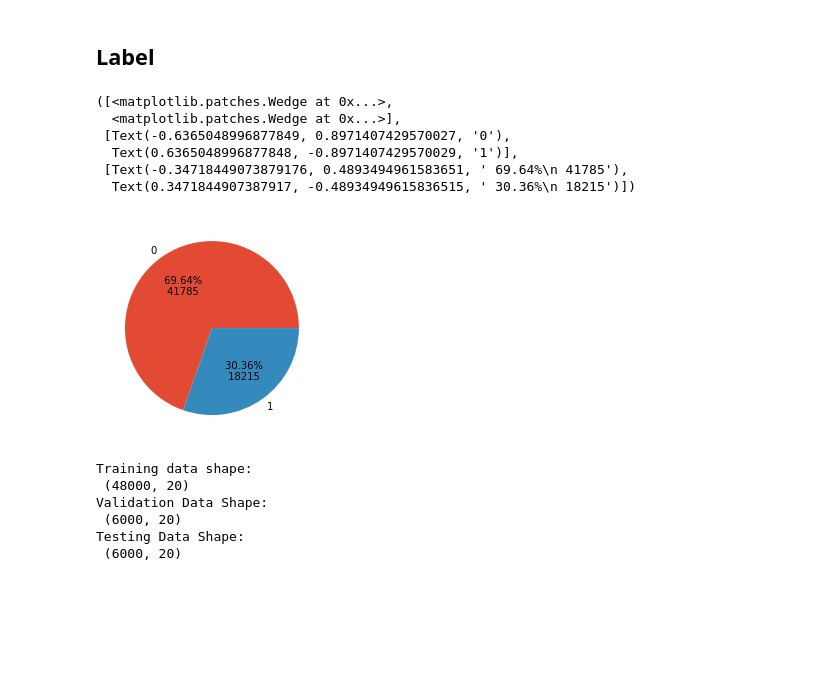
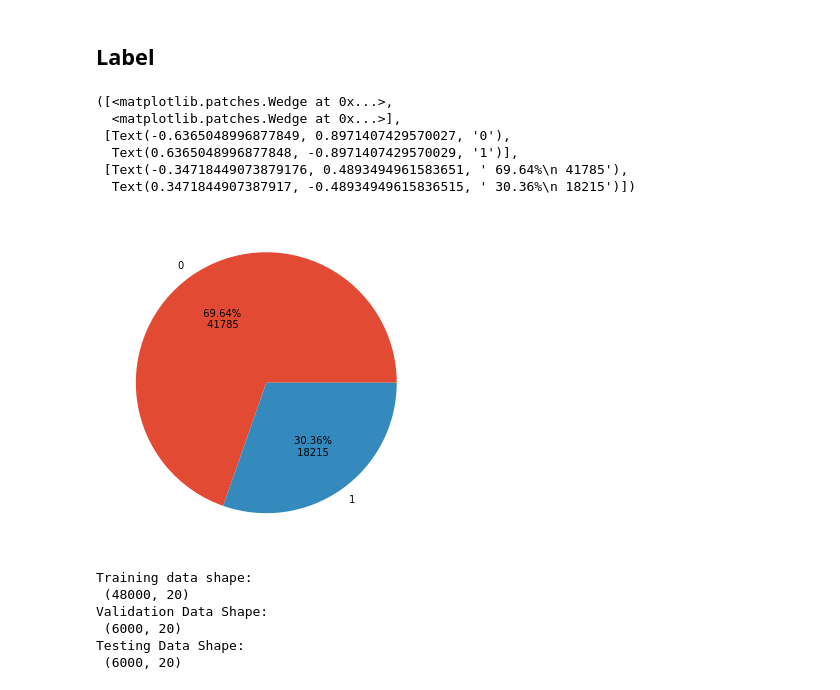
Before and after one commit to quochungtran/MLOps_Marathon_2023_T-NEXTS, a Jupyter notebook: Fit - Model PROB2.ipynb, the cells around one changed output. Saved outputs shown, nothing was run; the diff lists cells and outputs as text; code cells hidden in the pictures; blank space fills up the shorter version.

```diff
--- a/Fit - Model PROB2.ipynb
+++ b/Fit - Model PROB2.ipynb
@@ -452,17 +460,18 @@ for col in ['feature2', 'feature5', 'feature13']:
 # %%
 total = df['label'].value_counts().sum()
 def fmt(x):
     return f'{x: .2f}%\n{total * x / 100: .0f}'
 
+plt.figure(figsize=(6, 6))
 plt.pie(df['label'].value_counts().values, labels=df['label'].value_counts().index, autopct=fmt)
 # %% [output]
 ([<matplotlib.patches.Wedge at 0x...>,
   <matplotlib.patches.Wedge at 0x...>],
  [Text(-0.6365048996877849, 0.8971407429570027, '0'),
   Text(0.6365048996877848, -0.8971407429570029, '1')],
  [Text(-0.34718449073879176, 0.4893494961583651, ' 69.64%\n 41785'),
   Text(0.3471844907387917, -0.48934949615836515, ' 30.36%\n 18215')])
-[figure, old version]
+[figure, new version]
 # %%
 print(
     "Training data shape:\n",
```
Also changed, not shown: parts of 30 cells of this notebook.
